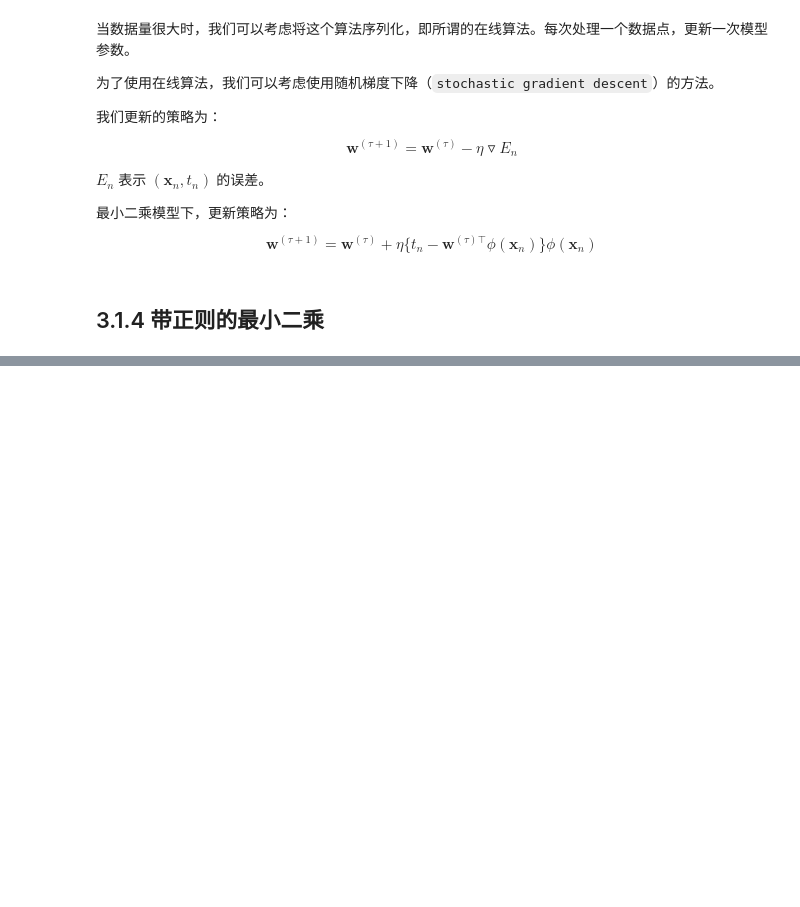
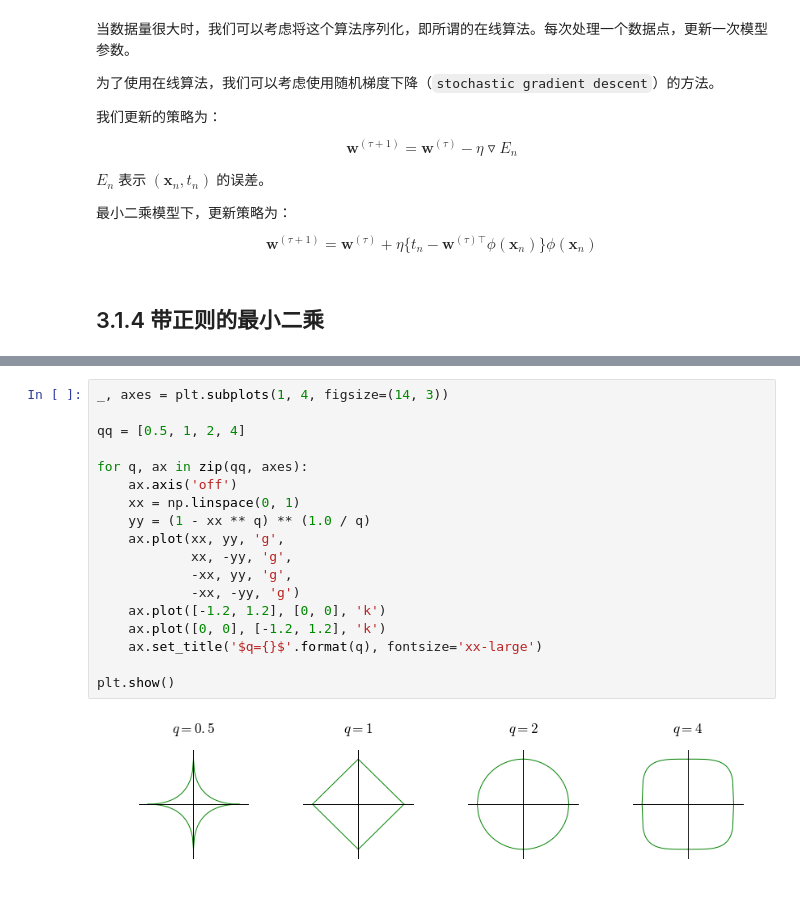
Before and after one commit to wanghaisheng/notes-machine-learning, a Jupyter notebook: Pattern-Recognition-and-Machine-Learning/Chap-03-Linear-Models-for-Regression/03-01-Linear-Basis-Function-Models.ipynb, the cells around one changed output, grey strips where cells are left out. Drawn from its saved outputs; the diff is of its cells as text; blank space fills up the shorter version.

```diff
--- a/Pattern-Recognition-and-Machine-Learning/Chap-03-Linear-Models-for-Regression/03-01-Linear-Basis-Function-Models.ipynb
+++ b/Pattern-Recognition-and-Machine-Learning/Chap-03-Linear-Models-for-Regression/03-01-Linear-Basis-Function-Models.ipynb
@@ -240,0 +287,20 @@ $$
+# %%
+_, axes = plt.subplots(1, 4, figsize=(14, 3))
+
+qq = [0.5, 1, 2, 4]
+
+for q, ax in zip(qq, axes):
+    ax.axis('off')
+    xx = np.linspace(0, 1)
+    yy = (1 - xx ** q) ** (1.0 / q)
+    ax.plot(xx, yy, 'g',
+            xx, -yy, 'g',
+            -xx, yy, 'g',
+            -xx, -yy, 'g')
+    ax.plot([-1.2, 1.2], [0, 0], 'k')
+    ax.plot([0, 0], [-1.2, 1.2], 'k')
+    ax.set_title('$q={}$'.format(q), fontsize='xx-large')
+
+plt.show()
+# %% [output]
+[figure, added]
```
Also changed, not shown: parts of 8 cells of this notebook, 2 other files.
